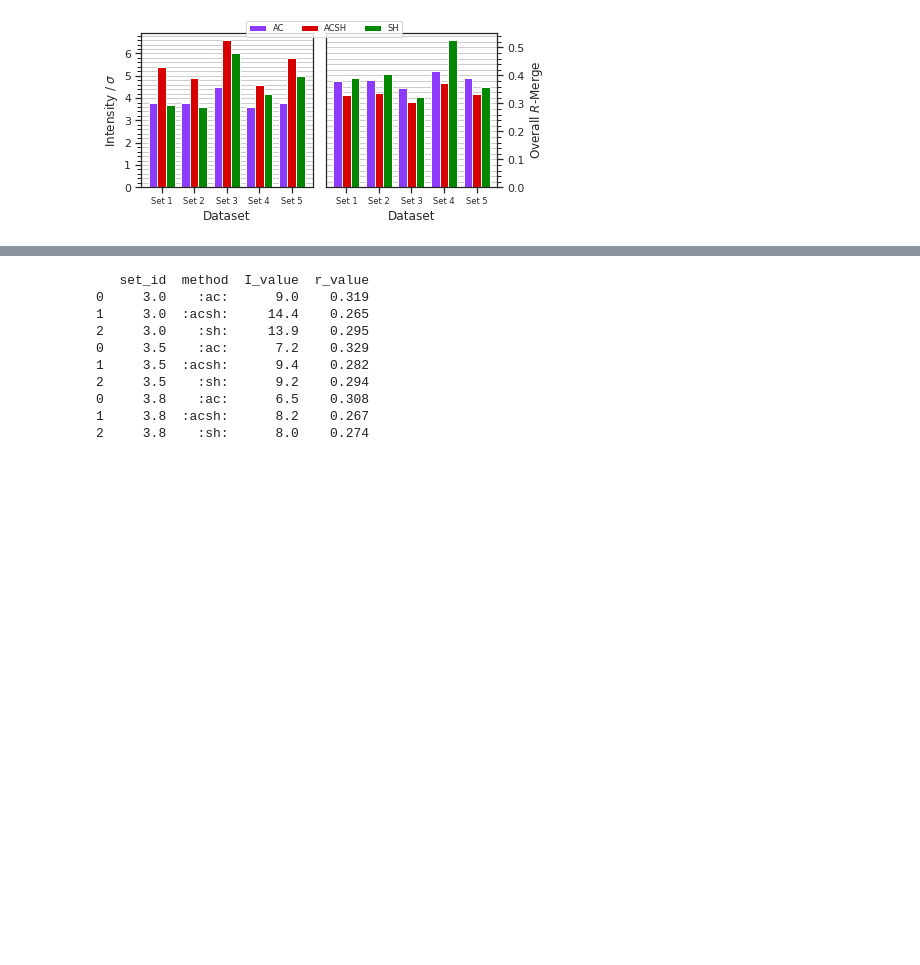
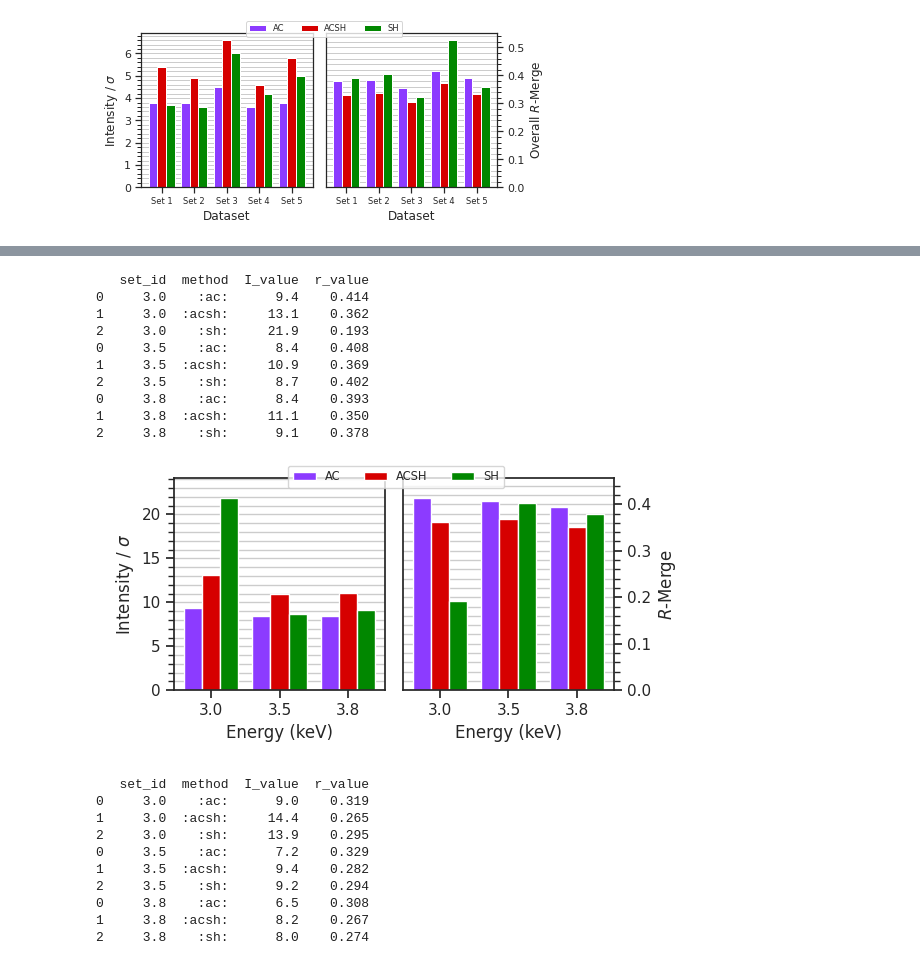
Before and after one commit to TihiMihi/DLS_Tihana_scripts, a Jupyter notebook: Thesis python scripts/tlys_9.ipynb, the cells around one changed output, grey strips where cells are left out. Cells and saved outputs as stored; diff of their text form; code cells hidden in the pictures; blank space fills up the shorter version.

```diff
--- a/Thesis python scripts/tlys_9.ipynb
+++ b/Thesis python scripts/tlys_9.ipynb
@@ -432,3 +531,81 @@ plt.savefig('/home/icf19162/CP5-Thesis/plots/exp1/tlys_9_P6122/3p8_stats_grid.pd
+# %%
+import matplotlib.pyplot as plt
+import pandas as pd
+import seaborn as sns
+import numpy as np
+
+# Put the path to your data files here
+file_paths = [
+    '/dls/i23/data/2024/cm37273-1/processing/tihana/tlys_9/P6122/merged_data/csvs/3p0_I_and_r_merge.csv',
+    '/dls/i23/data/2024/cm37273-1/processing/tihana/tlys_9/P6122/merged_data/csvs/3p5_I_and_r_merge.csv',
+    '/dls/i23/data/2024/cm37273-1/processing/tihana/tlys_9/P6122/merged_data/csvs/3p8_I_and_r_merge.csv'
+]
+
+# Read and concatenate all datasets, adding a 'set_id' to distinguish them
+all_data = []
+methods = ['method:acsh:', 'method:sh:', 'method:ac:']
+
+for i, file_path in enumerate(file_paths, start=1):
+    df = pd.read_csv(file_path, names=['set_id', 'method', 'I_value', 'r_value'], skiprows=0, sep=('  '))
+    #df['set_id'] = f"Set {i}"  # Adding a set identifier
+    df['set_id'] = df['set_id'].replace(to_replace='_', value=': ')
+    all_data.append(df)
+
+# Concatenating all the dataframes
+combined_data = pd.concat(all_data)
+print(combined_data)
+
+ac = combined_data[combined_data['method']==':ac:']
+acsh = combined_data[combined_data['method']==':acsh:']
+sh = combined_data[combined_data['method']==':sh:']
+
+
+n = len(file_paths)
+
+fig, (ax1, ax2) = plt.subplots(1,2,figsize=(6,3))
+data1 = {'AC':ac['I_value'].to_list(), 'ACSH':acsh['I_value'].to_list(), 'SH':sh['I_value'].to_list()}
+bars = bar_plot(ax1, data1, legend=False, colors=[cc.glasbey[1], cc.glasbey[0], cc.glasbey[2]])
+#ax1.legend(bars, data1.keys(), ncols=3, fontsize='x-small', bbox_to_anchor=(1.6,1.15))
+ax1.yaxis.set_minor_locator(mticker.AutoMinorLocator())
+ax1.set_xticks(list(np.arange(n)))
+#ax1.set_xticklabels([list(ac['set_id'])[i].replace(to_replace='_', value=': ') for i in range(n)])
+ax1.set_xticklabels([list(ac['set_id'])[i] for i in range(n)])
+ax1.set_ylabel("Intensity / $\sigma$")
+ax1.set_xlabel("Energy (keV)")
+lim = ax1.get_ylim()
+ax1.set_ylim(lim[0], lim[1]*1.05)
+
+data2 = {'AC':ac['r_value'].to_list(), 'ACSH':acsh['r_value'].to_list(), 'SH':sh['r_value'].to_list()}
+bars2 = bar_plot(ax2, data2, legend=False)
+#ax1.legend(bars, data1.keys(), ncols=3, fontsize='x-small', bbox_to_anchor=(1,1.15))
+ax2.yaxis.set_minor_locator(mticker.AutoMinorLocator())
+ax2.set_xticks(list(np.arange(n)))
+ax2.set_xticklabels([list(ac['set_id'])[i] for i in range(n)])
+ax2.set_ylabel("$R$-Merge")
+ax2.set_xlabel("Energy (keV)")
+lim = ax2.get_ylim()
+ax2.set_ylim(lim[0], lim[1]*1.05)
+ax2.yaxis.set_ticks_position('right')
+ax2.yaxis.set_label_position('right')
+fig.legend(bars, data1.keys(), ncols=3, fontsize='x-small', loc='upper center')
+fig.tight_layout()
+#plt.savefig('/home/icf19162/CP5-Thesis/plots/exp1/tlys_2_P1/stats.pdf')
+ax1.grid(axis='y', which='both')
+ax2.grid(axis='y', which='both')
+fig.tight_layout()
+plt.savefig('/home/icf19162/CP5-Thesis/plots/exp1/tlys_9_P6122/merged_stats.pdf')
+# %% [output]
+   set_id  method  I_value  r_value
+0     3.0    :ac:      9.4    0.414
+1     3.0  :acsh:     13.1    0.362
+2     3.0    :sh:     21.9    0.193
+0     3.5    :ac:      8.4    0.408
+1     3.5  :acsh:     10.9    0.369
+2     3.5    :sh:      8.7    0.402
+0     3.8    :ac:      8.4    0.393
+1     3.8  :acsh:     11.1    0.350
+2     3.8    :sh:      9.1    0.378
+[figure, added]
 # %%
 import matplotlib.pyplot as plt
 import pandas as pd
```
Also changed, not shown: parts of 2 cells of this notebook, 9 other files.
